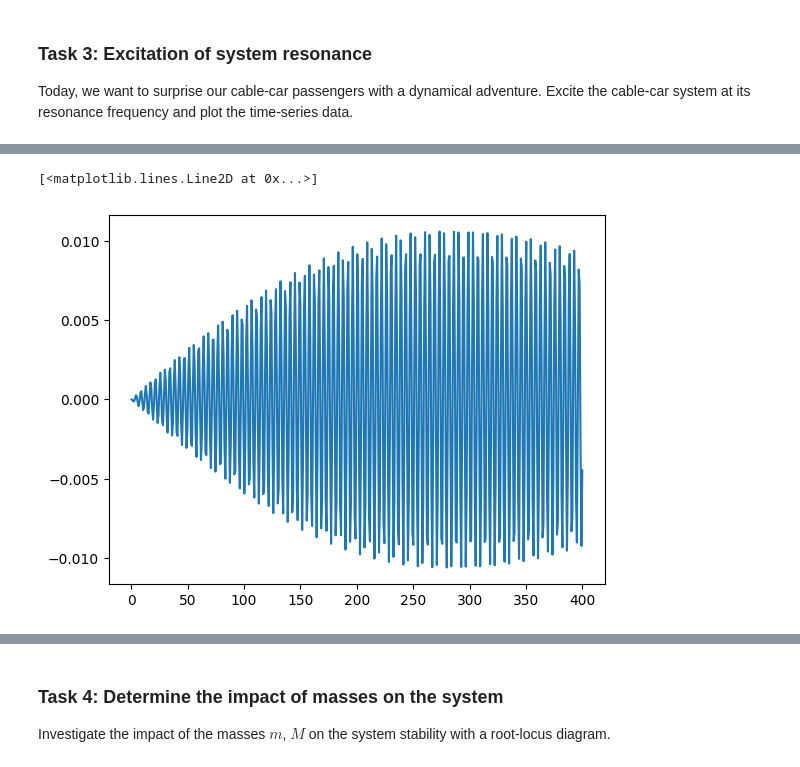
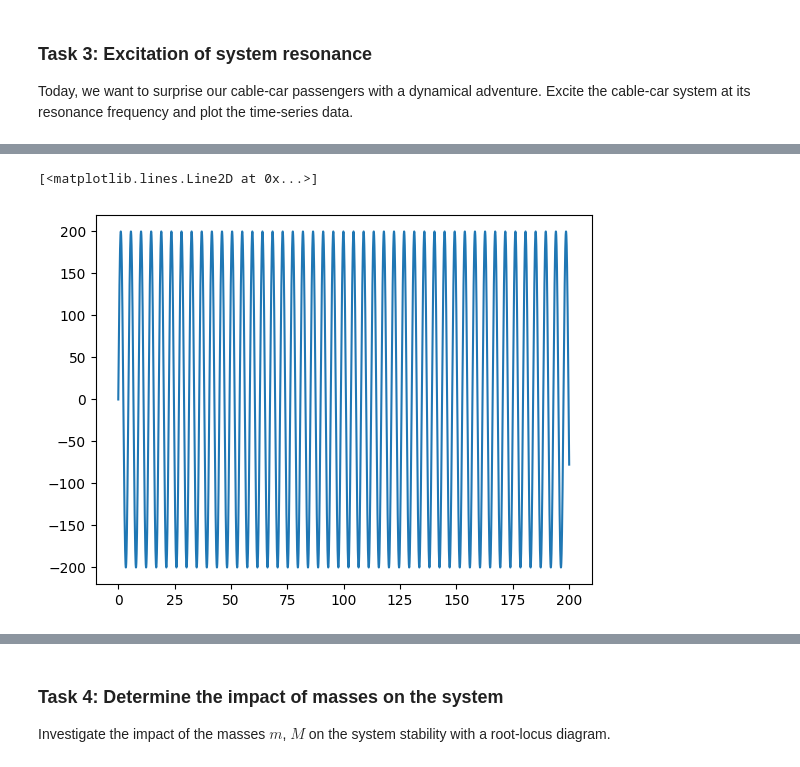
Before and after one commit to BeneJoh/ControlSystems, a Jupyter notebook: sessionA.ipynb, the cells around one changed output, grey strips where cells are left out. Cells and saved outputs as stored; diff of their text form; code cells hidden in the pictures.

```diff
--- a/sessionA.ipynb
+++ b/sessionA.ipynb
@@ -129,5 +125,13 @@ forced_resp = ct.forced_response(cablecar_sys, timepts, inputs)
-# %%
-plt.plot(forced_resp.time, forced_resp.states[0],)# label='phi')
-# %% [output]
-[<matplotlib.lines.Line2D at 0x...>]
-[figure, removed]
+# %%
+### Response analysis
+ts = np.linspace(0, 200, 200 * 1000) # time points for simulation
+# External Forcing: frequency and amplitude
+amp_force = 200.0
+freq_force = 1.4 / (2 * np.pi)  # in Hz
+input_force = [amp_force * np.sin(2 * np.pi * freq_force * t) for t in ts]
+forced_resp = ct.forced_response(cablecar_sys, ts, input_force)
+# %%
+plt.plot(ts, input_force)
+# %% [output]
+[<matplotlib.lines.Line2D at 0x...>]
+[figure, added]
```
Also changed, not shown: parts of 10 cells of this notebook.
